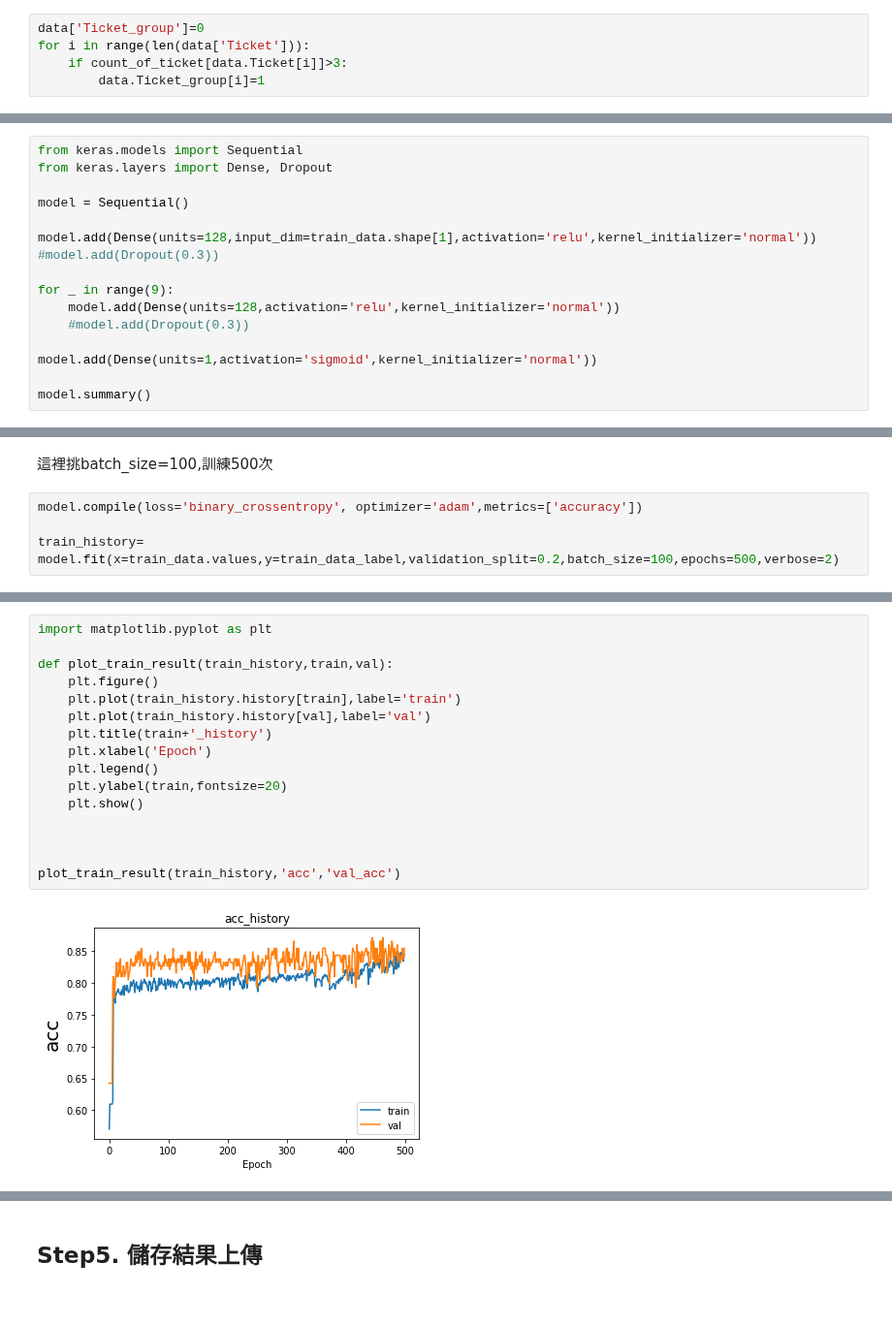
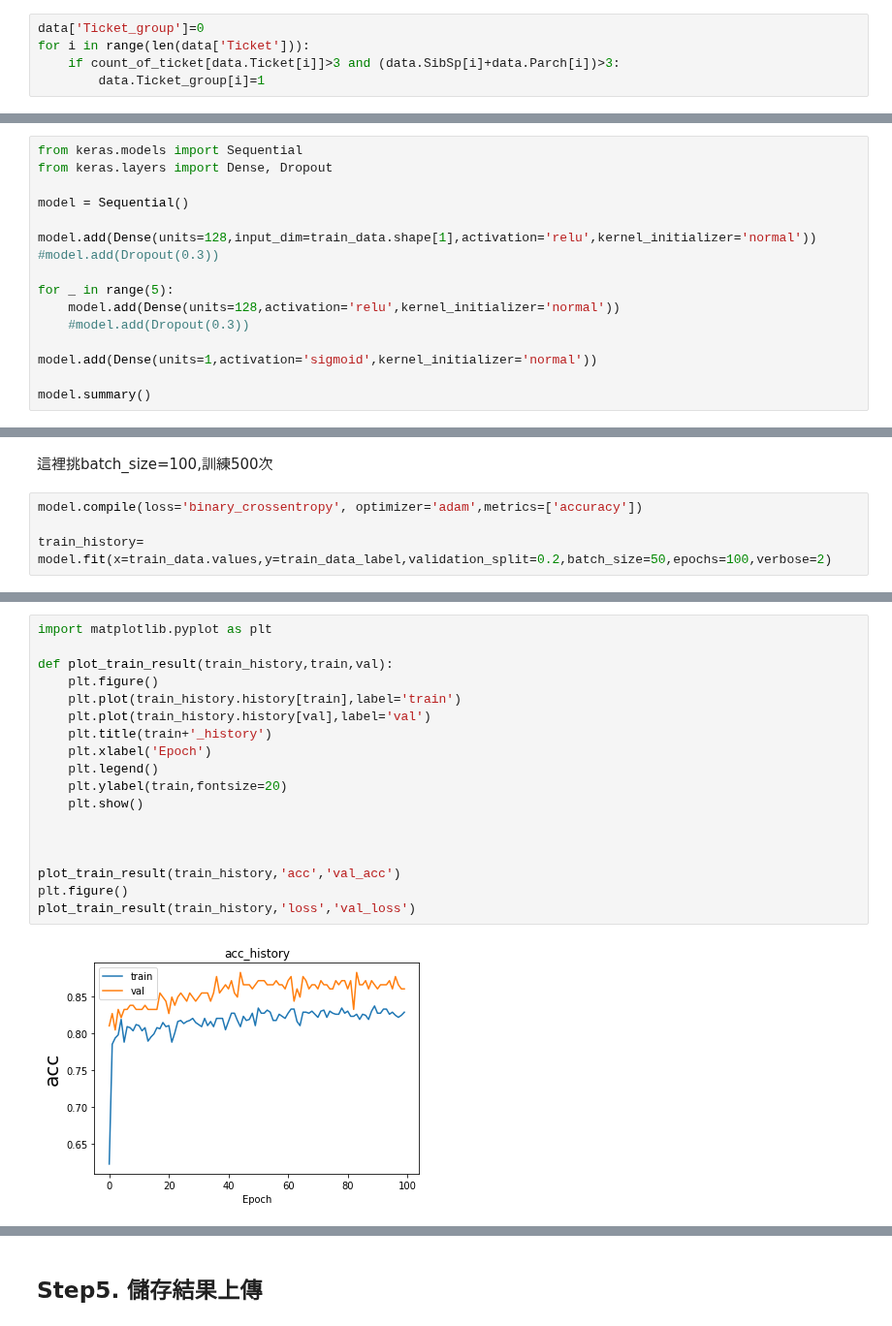
Before and after one commit to Leolewis5/Machine_Learning, a Jupyter notebook: Kaggle/Titanic_Keras.ipynb, the cells around one changed output, grey strips where cells are left out. Shown at 97% size. Saved outputs shown, nothing was run; the diff lists cells and outputs as text.

```diff
--- a/Kaggle/Titanic_Keras.ipynb
+++ b/Kaggle/Titanic_Keras.ipynb
@@ -291,7 +291,7 @@ count_of_ticket = dict(data.groupby(['Ticket'])['Ticket'].count())
 # %%
 data['Ticket_group']=0
 for i in range(len(data['Ticket'])):
-    if count_of_ticket[data.Ticket[i]]>3:
+    if count_of_ticket[data.Ticket[i]]>3 and (data.SibSp[i]+data.Parch[i])>3:
         data.Ticket_group[i]=1
 # %% [output]
 A value is trying to be set on a copy of a slice from a DataFrame
@@ -439,7 +457,7 @@ model = Sequential()
 model.add(Dense(units=128,input_dim=train_data.shape[1],activation='relu',kernel_initializer='normal'))
 #model.add(Dropout(0.3))
 
-for _ in range(9):
+for _ in range(5):
     model.add(Dense(units=128,activation='relu',kernel_initializer='normal'))
     #model.add(Dropout(0.3))
 
@@ -469,6 +487,6 @@ _________________________________________________________________
 # %%
 model.compile(loss='binary_crossentropy', optimizer='adam',metrics=['accuracy'])
 
-train_history= model.fit(x=train_data.values,y=train_data_label,validation_split=0.2,batch_size=100,epochs=500,verbose=2)
+train_history= model.fit(x=train_data.values,y=train_data_label,validation_split=0.2,batch_size=50,epochs=100,verbose=2)
 # %% [output]
 Train on 712 samples, validate on 179 samples
@@ -491,18 +509,20 @@ Epoch 500/500
 # %%
 import matplotlib.pyplot as plt
 
 def plot_train_result(train_history,train,val):
     plt.figure()
     plt.plot(train_history.history[train],label='train')
     plt.plot(train_history.history[val],label='val')
     plt.title(train+'_history')
     plt.xlabel('Epoch')
     plt.legend()
     plt.ylabel(train,fontsize=20)
     plt.show()
 
 
 
 plot_train_result(train_history,'acc','val_acc')
+plt.figure()
+plot_train_result(train_history,'loss','val_loss')
 # %% [output]
-[figure, old version]
+[figure, new version]
```
Also changed, not shown: parts of 11 cells of this notebook.
